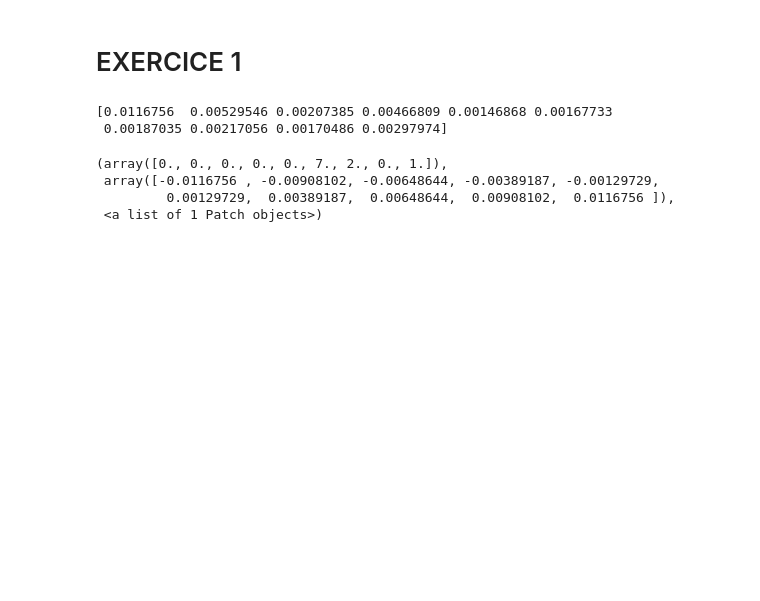
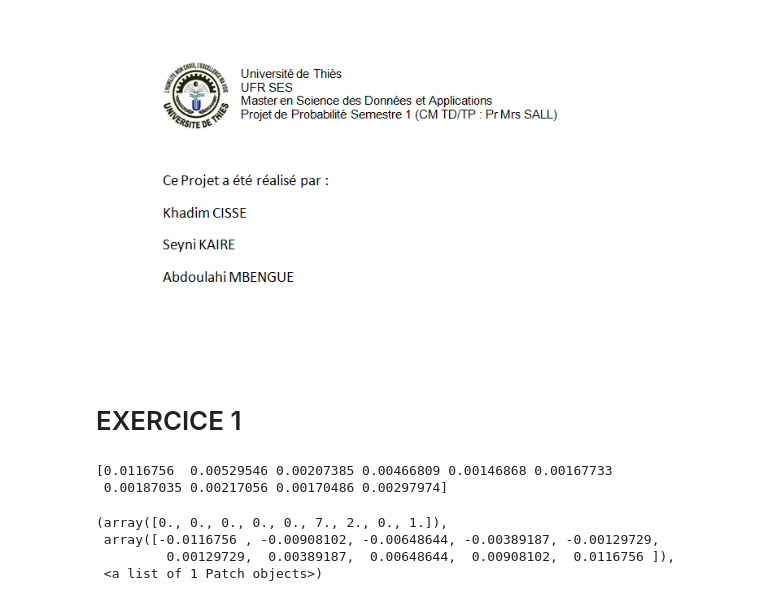
Before and after one commit to lahi0008/ProjetProbabilit-s, a Jupyter notebook: ProjetProba.ipynb, the cells around one changed output. Cells and saved outputs as stored; diff of their text form; code cells hidden in the pictures; blank space fills up the shorter version.

```diff
--- a/ProjetProba.ipynb
+++ b/ProjetProba.ipynb
@@ -1,3 +1,8 @@
+# %%
+from IPython.display import Image
+Image("PageDeGarde1.png")
+# %% [output]
+[figure, added]
 # %% [markdown]
 # EXERCICE 1
 # %%
```
Also changed, not shown: 1 other file.
